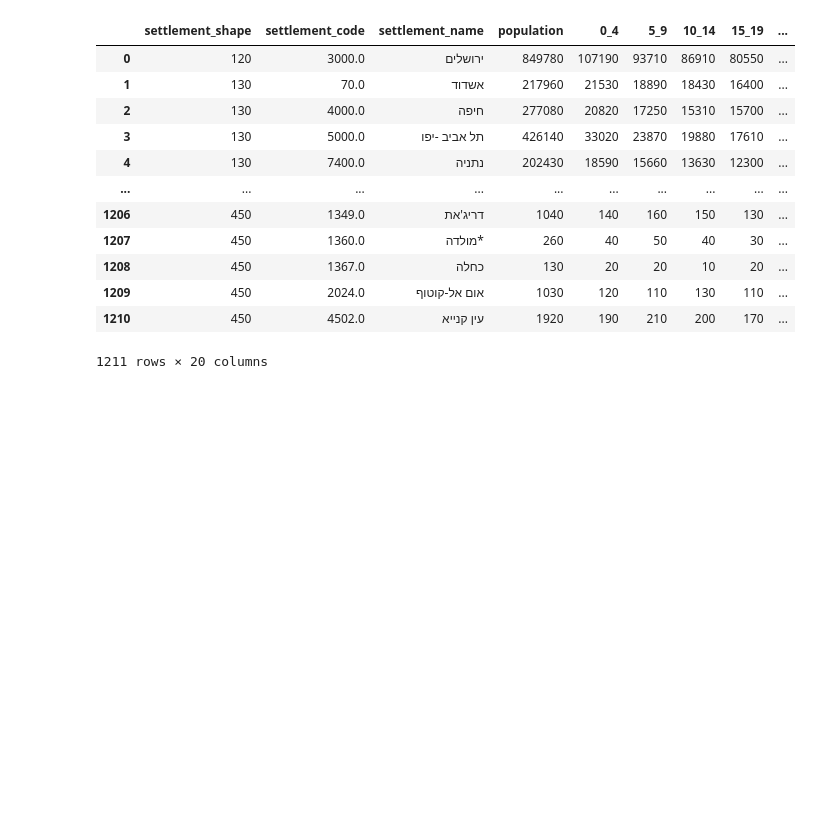
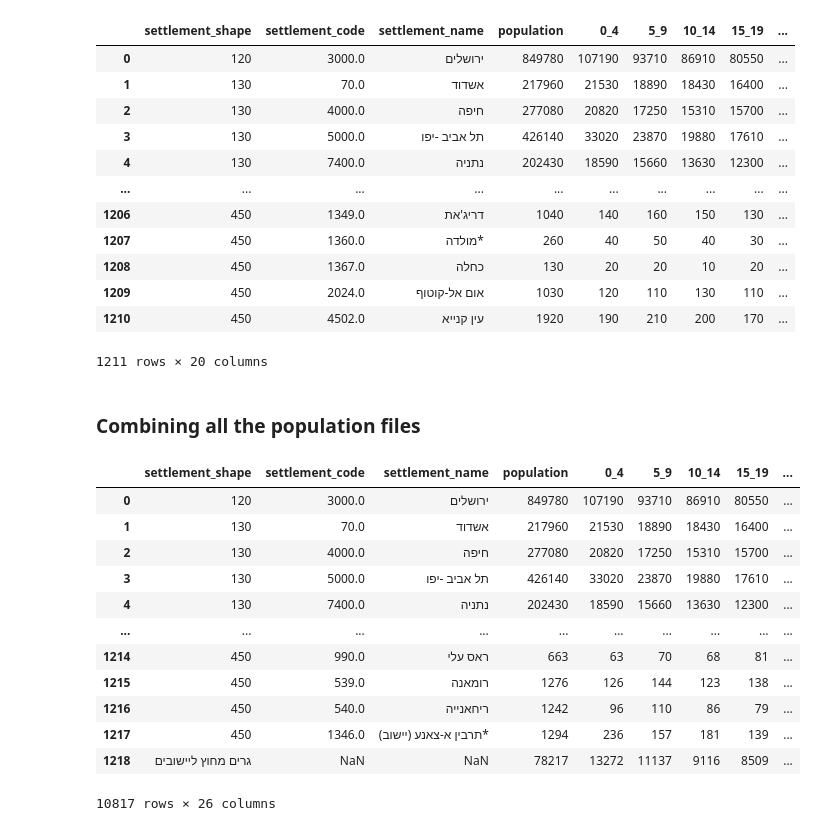
Before and after one commit to tryko/anyway, a Jupyter notebook: israel_population.ipynb, the cells around one changed output. Cells and saved outputs as stored; diff of their text form; code cells hidden in the pictures; blank space fills up the shorter version.

```diff
--- a/israel_population.ipynb
+++ b/israel_population.ipynb
@@ -297,3 +297,17 @@ pd.read_csv('./csv_tables/israel_population_2014.csv')
 | 1209 | 450 | 2024.0 | אום אל-קוטוף | 1030 | 120 | 110 | 130 | 110 | ... |
 | 1210 | 450 | 4502.0 | עין קנייא | 1920 | 190 | 210 | 200 | 170 | ... |
 1211 rows × 20 columns
+# %% [markdown]
+### Combining all the population files
+# %%
+pop_2014 = pd.read_csv('./csv_tables/israel_population_2014.csv')
+pop_2015 = pd.read_csv('./csv_tables/israel_population_2015.csv')
+pop_2016 = pd.read_csv('./csv_tables/israel_population_2016.csv')
+pop_2017 = pd.read_csv('./csv_tables/israel_population_2017.csv')
+pop_2018 = pd.read_csv('./csv_tables/israel_population_2018.csv')
+pop_2019 = pd.read_csv('./csv_tables/israel_population_2019.csv')
+pop_2020 = pd.read_csv('./csv_tables/israel_population_2020.csv')
+pop_2021 = pd.read_csv('./csv_tables/israel_population_2021.csv')
+pop_2022 = pd.read_csv('./csv_tables/israel_population_2022.csv')
+
+pop_ls = [pop_2014, pop_2015,pop_2016,pop_2017,pop_2018,pop_2019,pop_2020,pop_2021, pop_2022]
@@ -299,0 +319,17 @@ pd.read_csv('./csv_tables/israel_population_2014.csv')
+# %%
+all_pop = pd.concat(pop_ls)
+all_pop
+# %% [output]
+|  | settlement_shape | settlement_code | settlement_name | population | 0_4 | 5_9 | 10_14 | 15_19 | ... |
+| 0 | 120 | 3000.0 | ירושלים | 849780 | 107190 | 93710 | 86910 | 80550 | ... |
+| 1 | 130 | 70.0 | אשדוד | 217960 | 21530 | 18890 | 18430 | 16400 | ... |
+| 2 | 130 | 4000.0 | חיפה | 277080 | 20820 | 17250 | 15310 | 15700 | ... |
+| 3 | 130 | 5000.0 | תל אביב -יפו | 426140 | 33020 | 23870 | 19880 | 17610 | ... |
+| 4 | 130 | 7400.0 | נתניה | 202430 | 18590 | 15660 | 13630 | 12300 | ... |
+| ... | ... | ... | ... | ... | ... | ... | ... | ... | ... |
+| 1214 | 450 | 990.0 | ראס עלי | 663 | 63 | 70 | 68 | 81 | ... |
+| 1215 | 450 | 539.0 | רומאנה | 1276 | 126 | 144 | 123 | 138 | ... |
+| 1216 | 450 | 540.0 | ריחאנייה | 1242 | 96 | 110 | 86 | 79 | ... |
+| 1217 | 450 | 1346.0 | תרבין א-צאנע (יישוב)* | 1294 | 236 | 157 | 181 | 139 | ... |
+| 1218 | גרים מחוץ ליישובים | NaN | NaN | 78217 | 13272 | 11137 | 9116 | 8509 | ... |
+10817 rows × 26 columns
```
Also changed, not shown: parts of 6 cells of this notebook.
